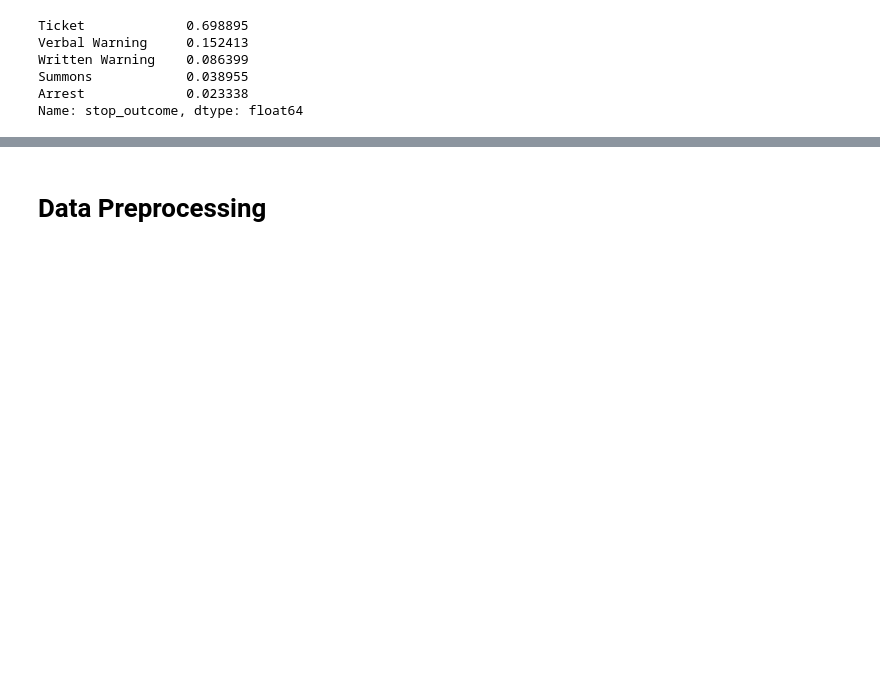
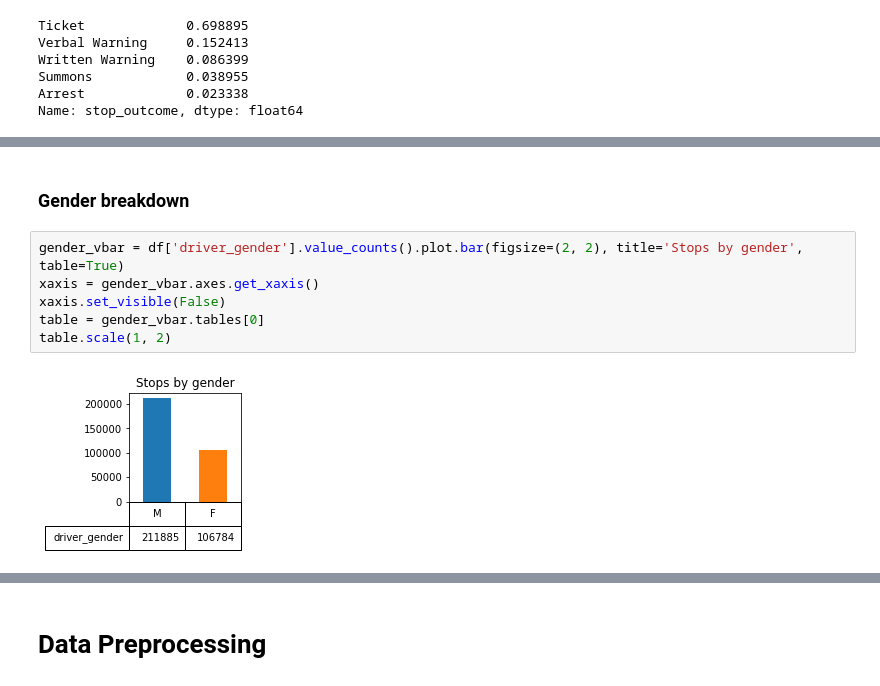
Before and after one commit to patrickmpoon/machine-learning, a Jupyter notebook: projects/capstone/data_exploration.ipynb, the cells around one changed output, grey strips where cells are left out. Drawn from its saved outputs; the diff is of its cells as text; blank space fills up the shorter version.

```diff
--- a/projects/capstone/data_exploration.ipynb
+++ b/projects/capstone/data_exploration.ipynb
@@ -123,0 +189,10 @@ array([2013, 2014, 2015], dtype=int64)
+# %% [markdown]
+### Gender breakdown
+# %%
+gender_vbar = df['driver_gender'].value_counts().plot.bar(figsize=(2, 2), title='Stops by gender', table=True)
+xaxis = gender_vbar.axes.get_xaxis()
+xaxis.set_visible(False)
+table = gender_vbar.tables[0]
+table.scale(1, 2)
+# %% [output]
+[figure, added]
```
Also changed, not shown: parts of 73 cells of this notebook.
